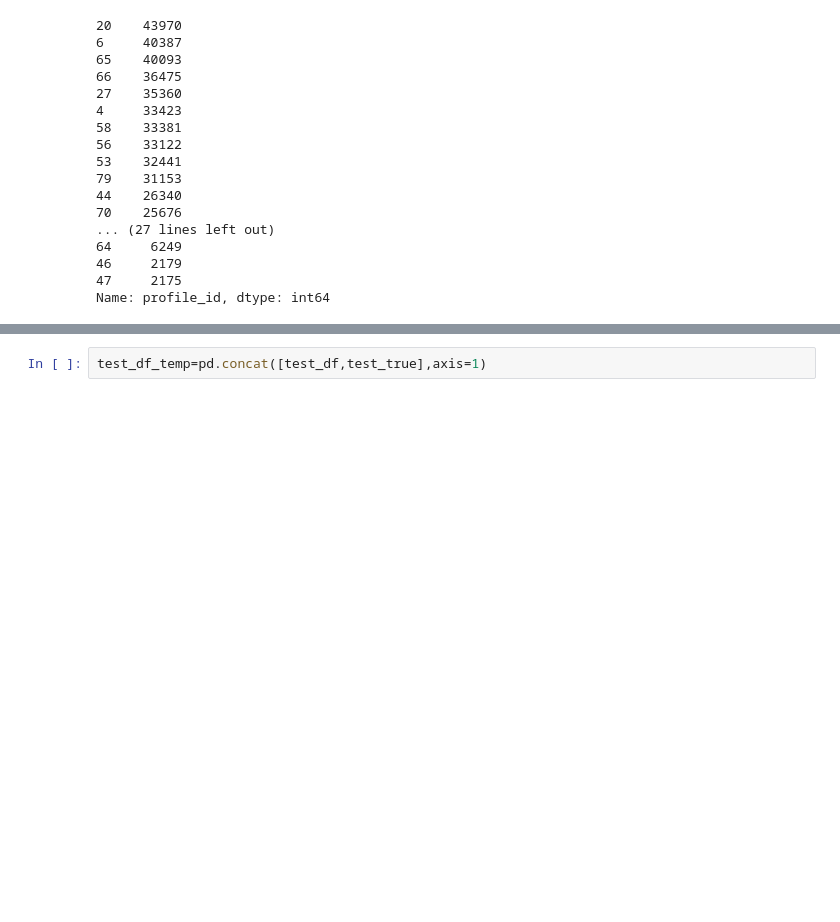
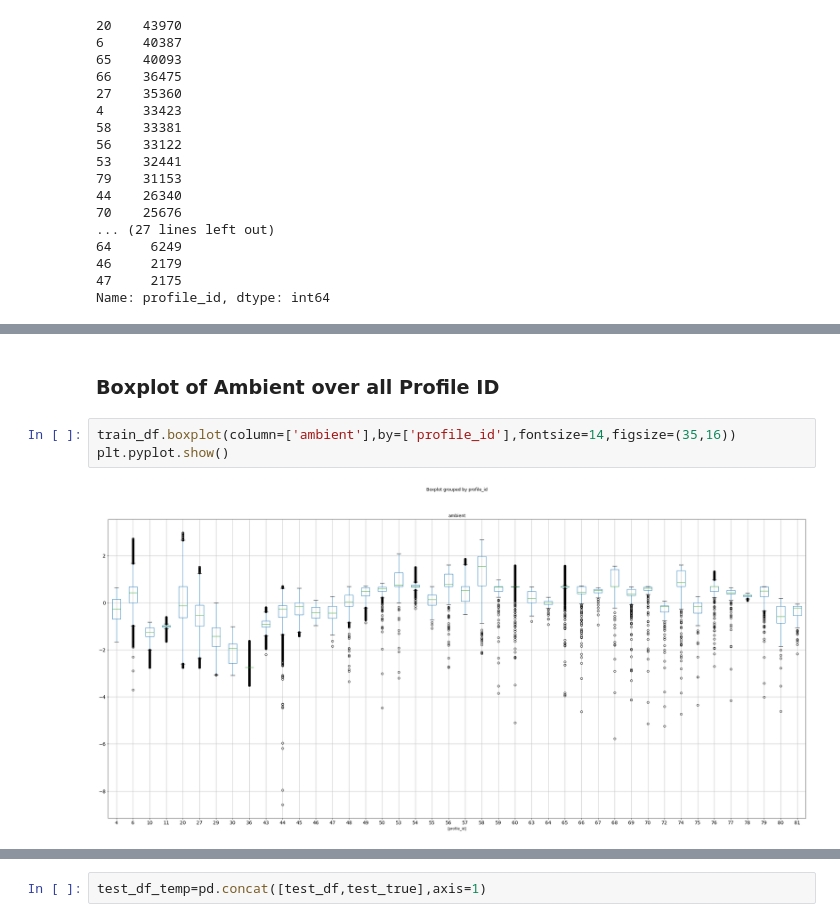
Before and after one commit to Sujeeth-Shetty/hackathon-projects, a Jupyter notebook: odsc-hackathon/ev-optimization.ipynb, the cells around one changed output, grey strips where cells are left out. Saved outputs shown, nothing was run; the diff lists cells and outputs as text; blank space fills up the shorter version.

```diff
--- a/odsc-hackathon/ev-optimization.ipynb
+++ b/odsc-hackathon/ev-optimization.ipynb
@@ -79,0 +124,7 @@ Name: profile_id, dtype: int64
+# %% [markdown]
+### Boxplot of Ambient over all Profile ID
+# %%
+train_df.boxplot(column=['ambient'],by=['profile_id'],fontsize=14,figsize=(35,16))
+plt.pyplot.show()
+# %% [output]
+[figure, added]
```
Also changed, not shown: parts of 37 cells of this notebook.
